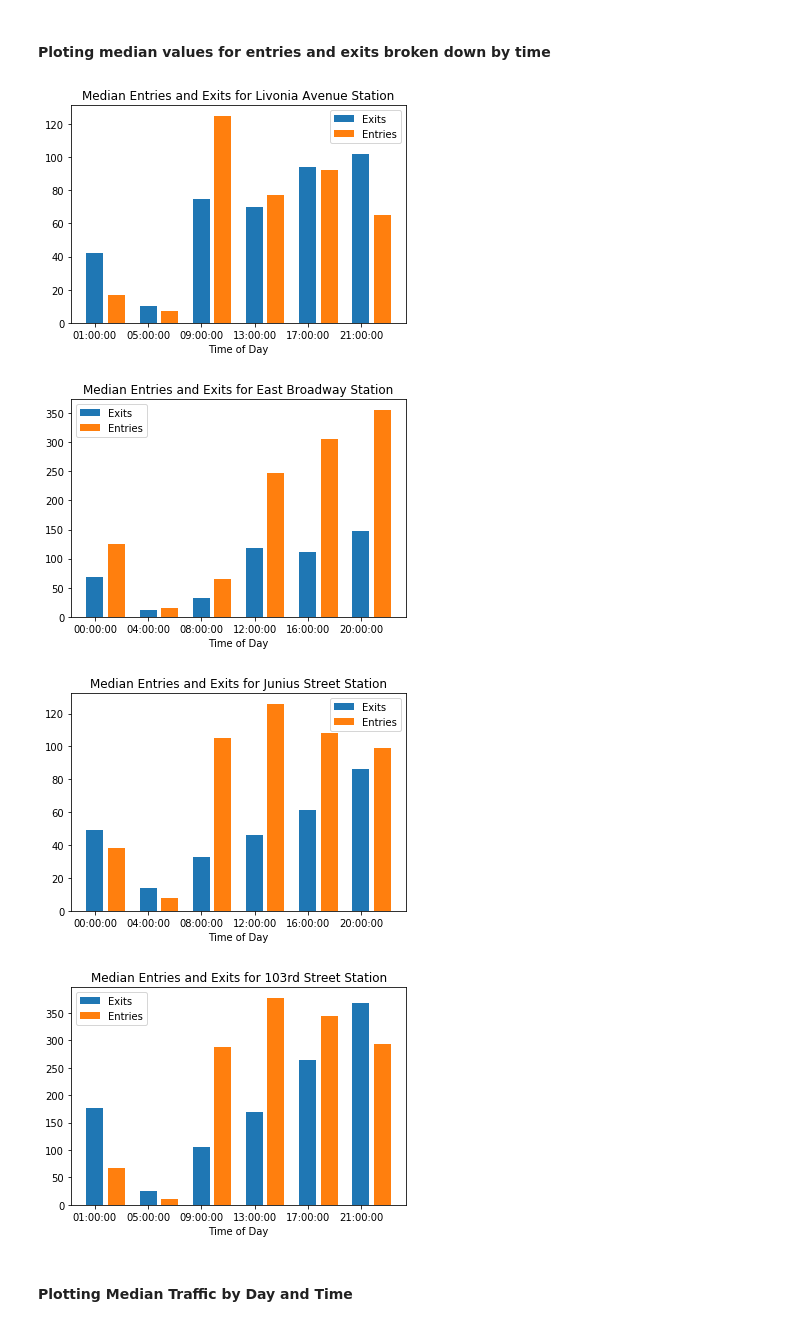
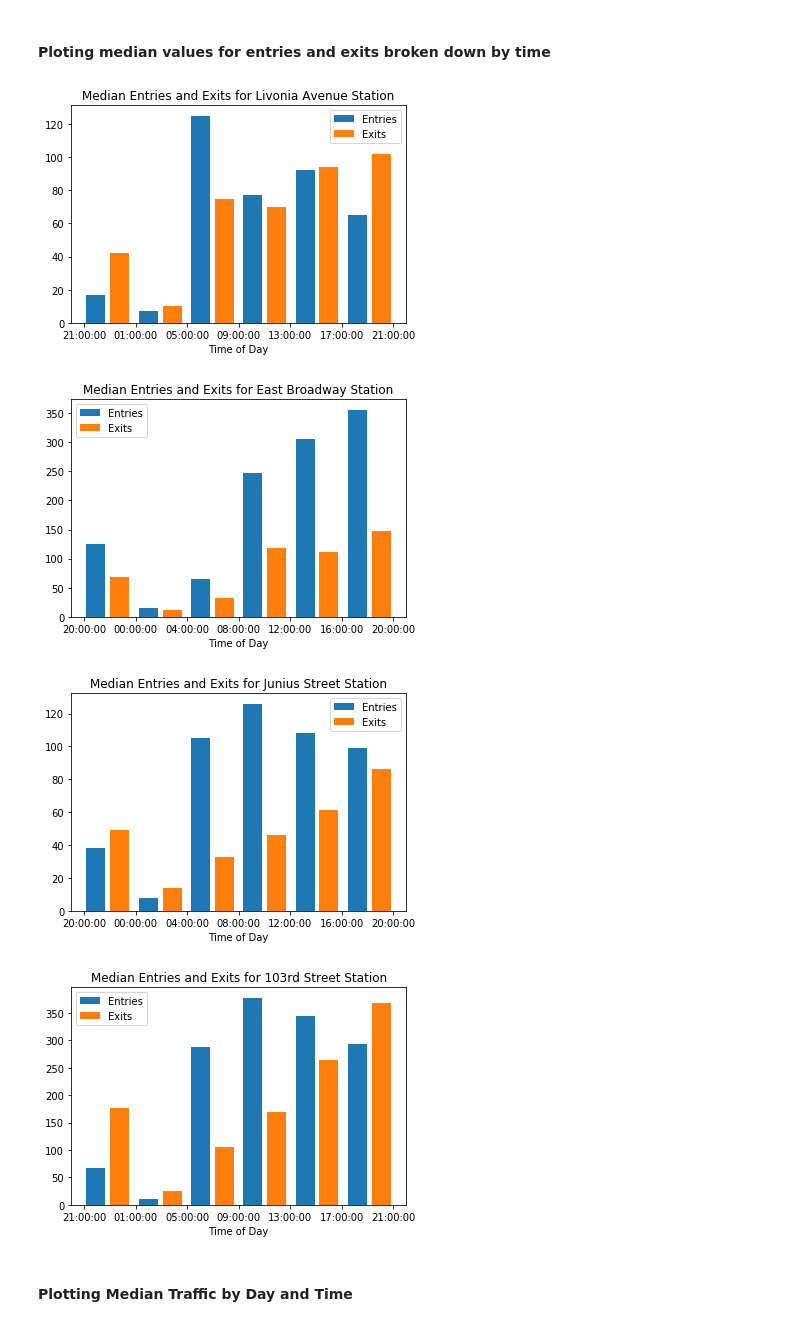
Before and after one commit to brendanlafferty/MTA-EDA, a Jupyter notebook: Bar_heat_maps.ipynb, the cells around one changed output. Drawn from its saved outputs; the diff is of its cells as text; code cells hidden in the pictures.

Commit message:
fixing bar chart axes

```diff
--- a/Bar_heat_maps.ipynb
+++ b/Bar_heat_maps.ipynb
@@ -46,28 +46,32 @@ station_median_data_daily_hourly = final_df.groupby(['STATION','TIME','DAY']).ag
 # %%
 stations_to_plot = ['LIVONIA AV', 'EAST BROADWAY', 'JUNIUS ST', '103 ST']
 plain_station_names = ['Livonia Avenue', 'East Broadway', 'Junius Street', '103rd Street']
 
 for station, plain_station in zip(stations_to_plot, plain_station_names):
     filtered_df = station_median_data_hourly[station_median_data_hourly['STATION'] == station]
     filtered_df = filtered_df[filtered_df['TIME'].map(lambda x: str(x).endswith('00:00'))]
 
-    labels = filtered_df['TIME'].map(str)
-    xs_col1 = np.linspace(0,12.5, len(labels))
-    xs_col2 = np.linspace(1,13.5, len(labels))
+    labels = filtered_df['TIME'].map(str).to_list()
+    xs=np.linspace(1,12,len(labels))
+    xs_col1 = xs-.5
+    xs_col2 = xs+.5
+    xs_labels = np.linspace(0,13,len(labels)+1)
+    labels = [labels[-1]] + labels
 
     plt.figure()
-    plt.bar(xs_col1, filtered_df['DIFF_EXITS'], label='Exits')
-    plt.bar(xs_col2, filtered_df['DIFF_ENTRIES'], label='Entries')
-    plt.xticks(xs_col1, labels)
+    plt.bar(xs_col1, filtered_df['DIFF_ENTRIES'], label='Entries')
+    plt.bar(xs_col2, filtered_df['DIFF_EXITS'], label='Exits')
+
+    plt.xticks(xs_labels, labels)
     plt.title('Median Entries and Exits for {} Station'.format(plain_station))
     plt.xlabel('Time of Day')
     plt.legend()
     plt.savefig('data/{}_median_hourly.png'.format(plain_station.replace(' ', '_')), dpi=300)
 # %% [output]
-[figure, old version]
+[figure, new version]
-[figure, old version]
+[figure, new version]
-[figure, old version]
+[figure, new version]
-[figure, old version]
+[figure, new version]
 # %% [markdown]
 #### Plotting Median Traffic by Day and Time
 # %%
```
